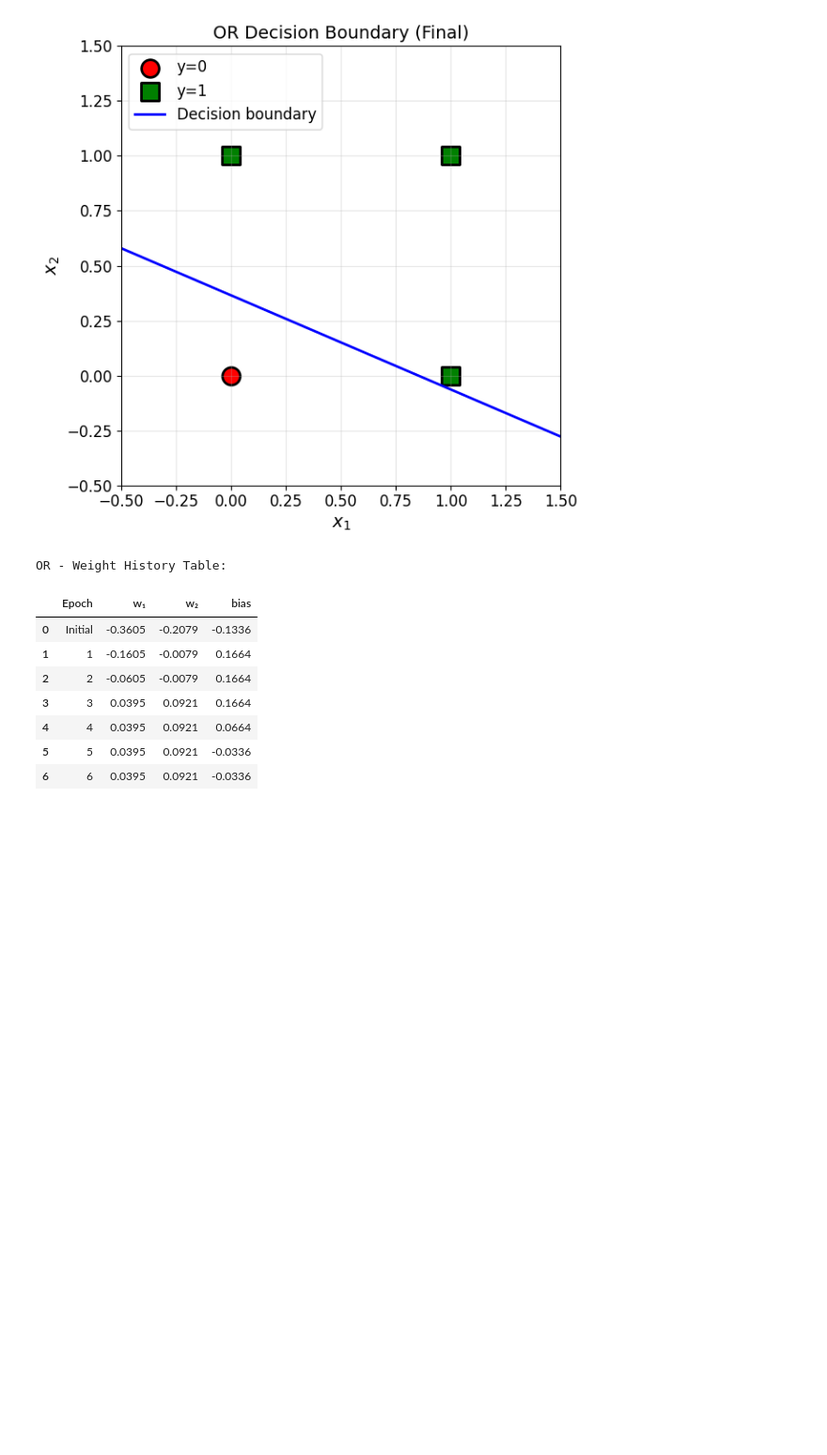
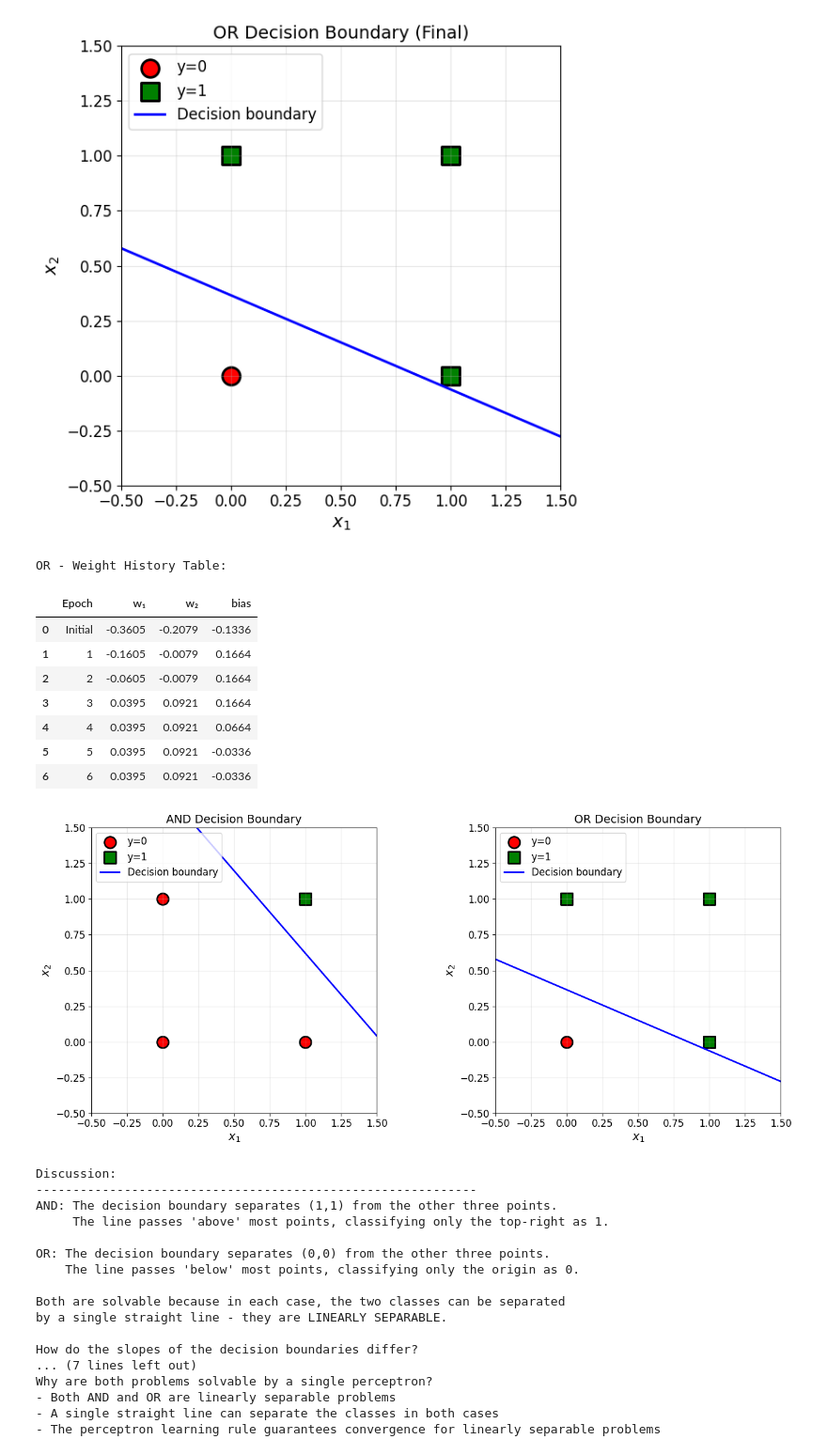
Before and after one commit to HaoYuYong/ARTIFICIAL-INTELLIGENCE, a Jupyter notebook: Lab1.ipynb, the cells around one changed output. Shown at 94% size. Cells and saved outputs as stored; diff of their text form; code cells hidden in the pictures; blank space fills up the shorter version.

Commit message:
Lab1 - Exercise 3.2: Compare AND and OR Decision Boundaries

```diff
--- a/Lab1.ipynb
+++ b/Lab1.ipynb
@@ -419,3 +419,56 @@ OR - Weight History Table:
 | 4 | 4 | 0.0395 | 0.0921 | 0.0664 |
 | 5 | 5 | 0.0395 | 0.0921 | -0.0336 |
 | 6 | 6 | 0.0395 | 0.0921 | -0.0336 |
+# %%
+fig, (ax1, ax2) = plt.subplots(1, 2, figsize=(14, 6))
+plot_decision_boundary(X_and, y_and, perceptron_and.weights, perceptron_and.bias,
+ "AND Decision Boundary", ax=ax1)
+# TODO: add code here to plot the OR decision boundary
+plot_decision_boundary(X_or, y_or, perceptron_or.weights, perceptron_or.bias,
+                      "OR Decision Boundary", ax=ax2)
+plt.tight_layout()
+plt.show()
+
+# Discussion
+print("Discussion:")
+print("-" * 60)
+print("AND: The decision boundary separates (1,1) from the other three points.")
+print("     The line passes 'above' most points, classifying only the top-right as 1.")
+print()
+print("OR: The decision boundary separates (0,0) from the other three points.")
+print("    The line passes 'below' most points, classifying only the origin as 0.")
+print()
+print("Both are solvable because in each case, the two classes can be separated")
+print("by a single straight line - they are LINEARLY SEPARABLE.")
+print()
+print("How do the slopes of the decision boundaries differ?")
+print("- AND boundary typically has negative slope (classifies only top-right as 1)")
+print("- OR boundary typically has positive slope (classifies only bottom-left as 0)")
+print()
+print("What is the geometric interpretation of the difference?")
+print("- AND: All inputs must be 1 to activate - requires both features present")
+print("- OR: Any input can be 1 to activate - requires at least one feature present")
+print()
+print("Why are both problems solvable by a single perceptron?")
+print("- Both AND and OR are linearly separable problems")
+print("- A single straight line can separate the classes in both cases")
+print("- The perceptron learning rule guarantees convergence for linearly separable problems")
+# %% [output]
+[figure, added]
+Discussion:
+------------------------------------------------------------
+AND: The decision boundary separates (1,1) from the other three points.
+     The line passes 'above' most points, classifying only the top-right as 1.
+
+OR: The decision boundary separates (0,0) from the other three points.
+    The line passes 'below' most points, classifying only the origin as 0.
+
+Both are solvable because in each case, the two classes can be separated
+by a single straight line - they are LINEARLY SEPARABLE.
+
+How do the slopes of the decision boundaries differ?
+... (7 lines left out)
+Why are both problems solvable by a single perceptron?
+- Both AND and OR are linearly separable problems
+- A single straight line can separate the classes in both cases
+- The perceptron learning rule guarantees convergence for linearly separable problems
```
